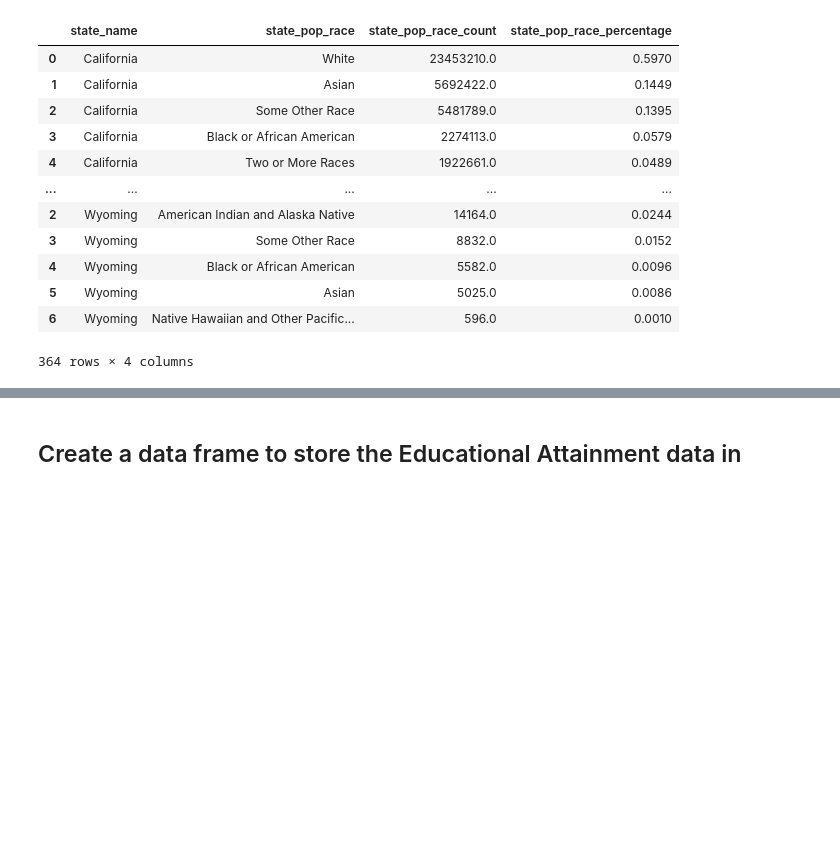
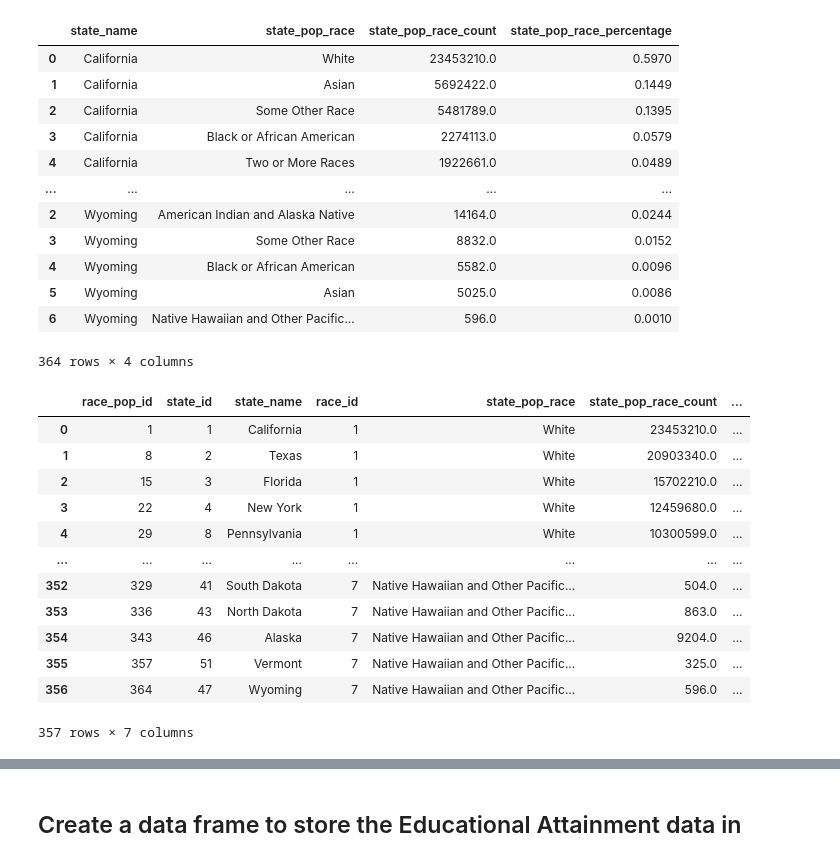
Before and after one commit to jgore1234/ETL_CoronavirusData, a Jupyter notebook: Population Data- Extract & Transform/state_population_data.ipynb, the cells around one changed output, grey strips where cells are left out. Cells and saved outputs as stored; diff of their text form; code cells hidden in the pictures; blank space fills up the shorter version.

```diff
--- a/state_population_data.ipynb
+++ b/Population Data- Extract & Transform/state_population_data.ipynb
@@ -214,6 +244,33 @@ population_byrace_df
 | 5 | Wyoming | Asian | 5025.0 | 0.0086 |
 | 6 | Wyoming | Native Hawaiian and Other Pacific... | 596.0 | 0.0010 |
 364 rows × 4 columns
+# %%
+# Add 'race_pop_id' column to the data frame
+population_byrace_df['race_pop_id'] = list(range(1,365))
+
+# Merge population_byrace_df with states_id_df to add the 'state_id' column, and merge with race_id_df to add the 'race_id' column
+states_id_df = pd.read_csv('States.csv',index_col=False)
+population_byrace_df = population_byrace_df.merge(states_id_df, on='state_name')
+
+race_id_df = pd.read_csv('race_id.csv',index_col=False)
+population_byrace_df = population_byrace_df.merge(race_id_df, on='state_pop_race')
+
+population_byrace_df = population_byrace_df[['race_pop_id','state_id','state_name','race_id','state_pop_race','state_pop_race_count','state_pop_race_percentage']]
+population_byrace_df
+# %% [output]
+|  | race_pop_id | state_id | state_name | race_id | state_pop_race | state_pop_race_count | ... |
+| 0 | 1 | 1 | California | 1 | White | 23453210.0 | ... |
+| 1 | 8 | 2 | Texas | 1 | White | 20903340.0 | ... |
+| 2 | 15 | 3 | Florida | 1 | White | 15702210.0 | ... |
+| 3 | 22 | 4 | New York | 1 | White | 12459680.0 | ... |
+| 4 | 29 | 8 | Pennsylvania | 1 | White | 10300599.0 | ... |
+| ... | ... | ... | ... | ... | ... | ... | ... |
+| 352 | 329 | 41 | South Dakota | 7 | Native Hawaiian and Other Pacific... | 504.0 | ... |
+| 353 | 336 | 43 | North Dakota | 7 | Native Hawaiian and Other Pacific... | 863.0 | ... |
+| 354 | 343 | 46 | Alaska | 7 | Native Hawaiian and Other Pacific... | 9204.0 | ... |
+| 355 | 357 | 51 | Vermont | 7 | Native Hawaiian and Other Pacific... | 325.0 | ... |
+| 356 | 364 | 47 | Wyoming | 7 | Native Hawaiian and Other Pacific... | 596.0 | ... |
+357 rows × 7 columns
 # %%
 # Create the Population by Race csv
 population_byrace_df.to_csv('population_byrace.csv', index=False)
```
Also changed, not shown: parts of 12 cells of this notebook, 16 other files.
